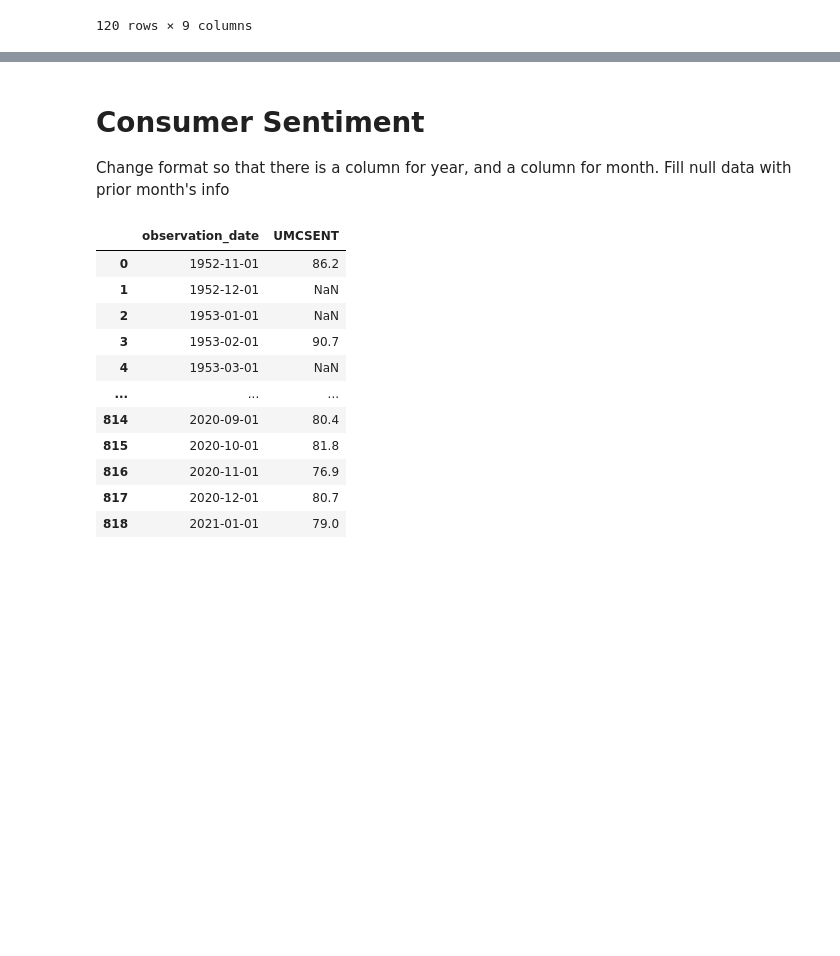
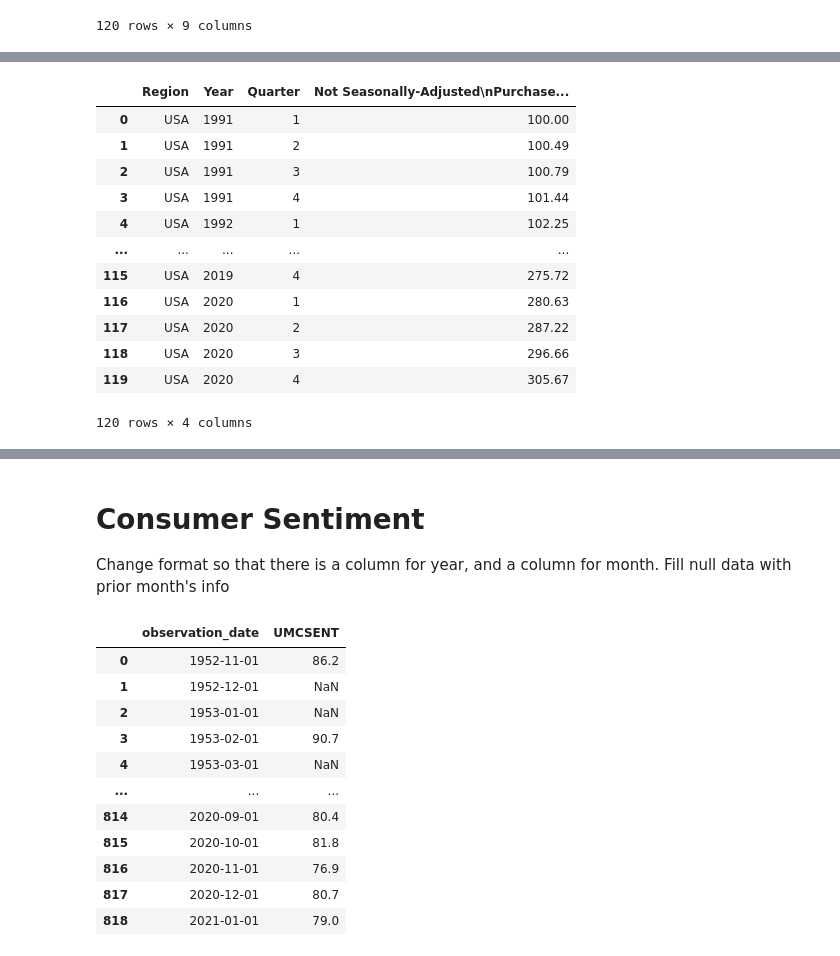
Before and after one commit to emilymcdaniel/Final_Project, a Jupyter notebook: StuctureSketch.ipynb, the cells around one changed output, grey strips where cells are left out. Drawn from its saved outputs; the diff is of its cells as text; code cells hidden in the pictures; blank space fills up the shorter version.

```diff
--- a/StuctureSketch.ipynb
+++ b/StuctureSketch.ipynb
@@ -153,0 +167,18 @@ HomeBuyers_df
+# %%
+#Drop calculated columns
+HomeBuyers_df.drop(HomeBuyers_df.columns[[4,5,6,7,8]], axis=1, inplace=True)
+HomeBuyers_df
+# %% [output]
+|  | Region | Year | Quarter | Not Seasonally-Adjusted\nPurchase... |
+| 0 | USA | 1991 | 1 | 100.00 |
+| 1 | USA | 1991 | 2 | 100.49 |
+| 2 | USA | 1991 | 3 | 100.79 |
+| 3 | USA | 1991 | 4 | 101.44 |
+| 4 | USA | 1992 | 1 | 102.25 |
+| ... | ... | ... | ... | ... |
+| 115 | USA | 2019 | 4 | 275.72 |
+| 116 | USA | 2020 | 1 | 280.63 |
+| 117 | USA | 2020 | 2 | 287.22 |
+| 118 | USA | 2020 | 3 | 296.66 |
+| 119 | USA | 2020 | 4 | 305.67 |
+120 rows × 4 columns
```
Also changed, not shown: parts of 4 cells of this notebook.
